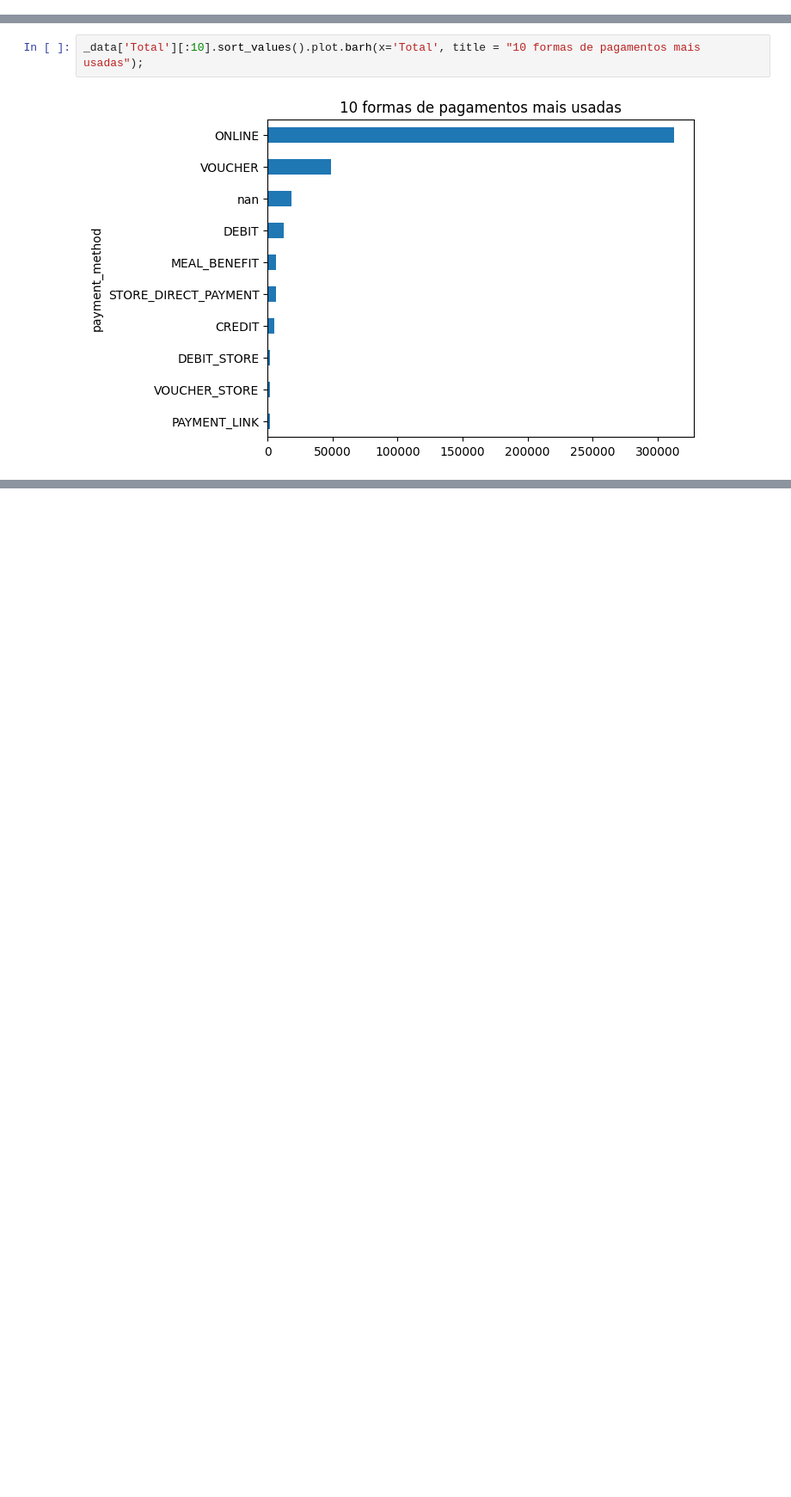
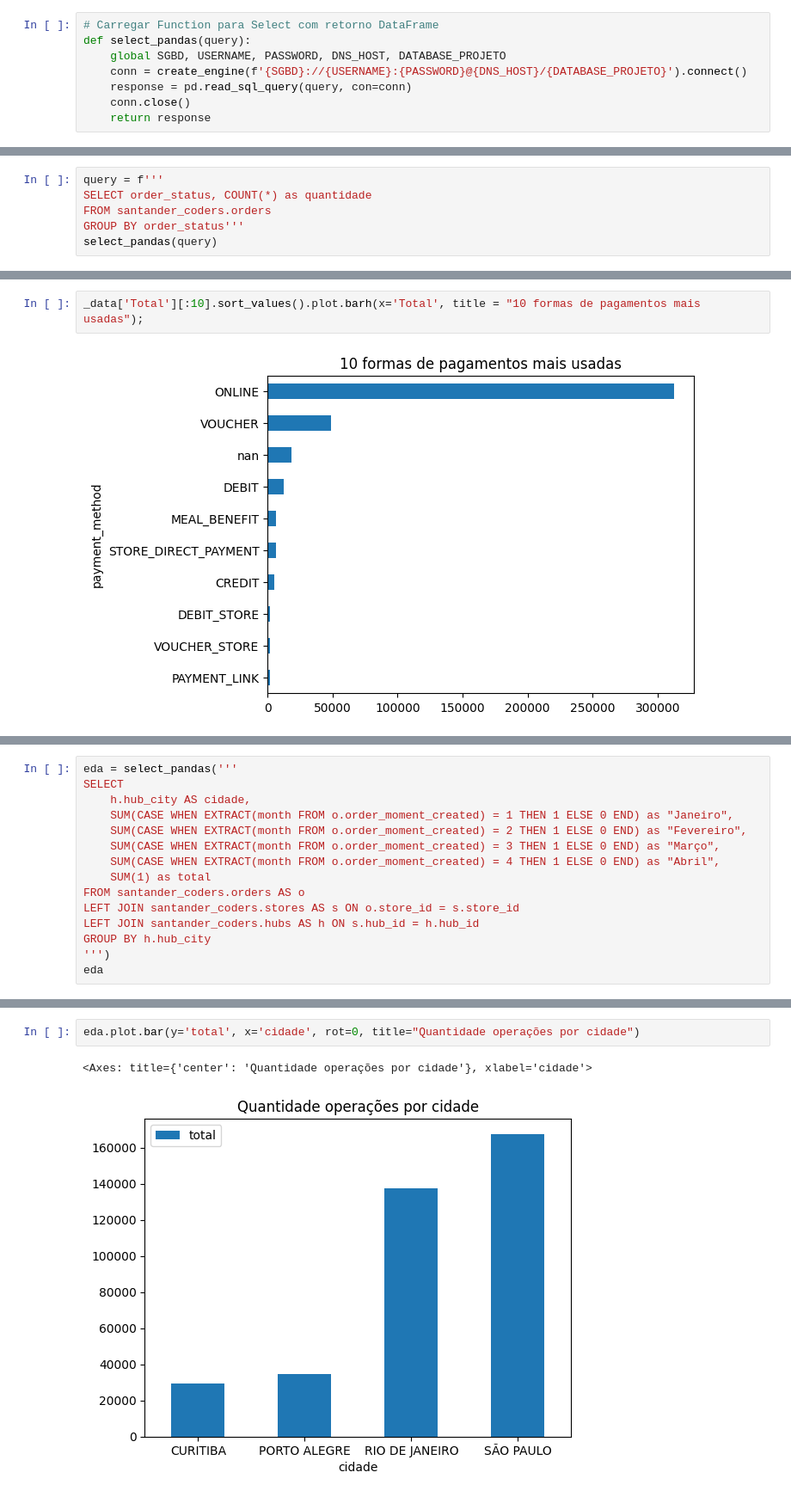
Before and after one commit to aluipio/ds_ada_santander_db, a Jupyter notebook: eda_banco_dados.ipynb, the cells around one changed output, grey strips where cells are left out. Shown at 86% size. Saved outputs shown, nothing was run; the diff lists cells and outputs as text; blank space fills up the shorter version.

```diff
--- a/eda_banco_dados.ipynb
+++ b/eda_banco_dados.ipynb
@@ -418 +411,9 @@ df_orders.to_sql(name='orders', schema=SCHEMA_BASE, con=engine, if_exists='repla
 </div>
+# %%
+# Carregar Function para Select com retorno DataFrame
+def select_pandas(query):
+    global SGBD, USERNAME, PASSWORD, DNS_HOST, DATABASE_PROJETO
+    conn = create_engine(f'{SGBD}://{USERNAME}:{PASSWORD}@{DNS_HOST}/{DATABASE_PROJETO}').connect()
+    response = pd.read_sql_query(query, con=conn)
+    conn.close()
+    return response
@@ -418,0 +830,6 @@ df_orders.to_sql(name='orders', schema=SCHEMA_BASE, con=engine, if_exists='repla
+# %%
+query = f'''
+SELECT order_status, COUNT(*) as quantidade
+FROM santander_coders.orders
+GROUP BY order_status'''
+select_pandas(query)
@@ -587,0 +1090,15 @@ _data['Total'][:10].sort_values().plot.barh(x='Total', title = "10 formas de pag
+# %%
+eda = select_pandas('''
+SELECT
+    h.hub_city AS cidade,
+    SUM(CASE WHEN EXTRACT(month FROM o.order_moment_created) = 1 THEN 1 ELSE 0 END) as "Janeiro",
+    SUM(CASE WHEN EXTRACT(month FROM o.order_moment_created) = 2 THEN 1 ELSE 0 END) as "Fevereiro",
+    SUM(CASE WHEN EXTRACT(month FROM o.order_moment_created) = 3 THEN 1 ELSE 0 END) as "Março",
+    SUM(CASE WHEN EXTRACT(month FROM o.order_moment_created) = 4 THEN 1 ELSE 0 END) as "Abril",
+    SUM(1) as total
+FROM santander_coders.orders AS o
+LEFT JOIN santander_coders.stores AS s ON o.store_id = s.store_id
+LEFT JOIN santander_coders.hubs AS h ON s.hub_id = h.hub_id
+GROUP BY h.hub_city
+''')
+eda
@@ -587,0 +1111,5 @@ _data['Total'][:10].sort_values().plot.barh(x='Total', title = "10 formas de pag
+# %%
+eda.plot.bar(y='total', x='cidade', rot=0, title="Quantidade operações por cidade")
+# %% [output]
+<Axes: title={'center': 'Quantidade operações por cidade'}, xlabel='cidade'>
+[figure, added]
```
Also changed, not shown: parts of 102 cells of this notebook, 8 other files.
